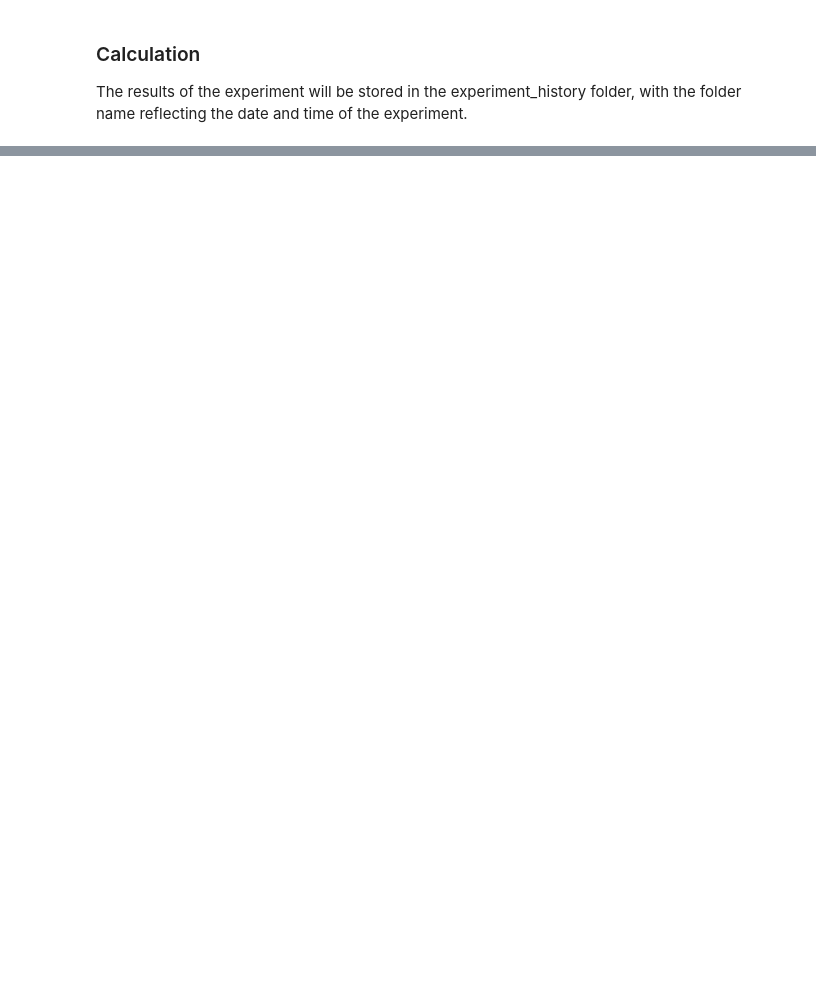
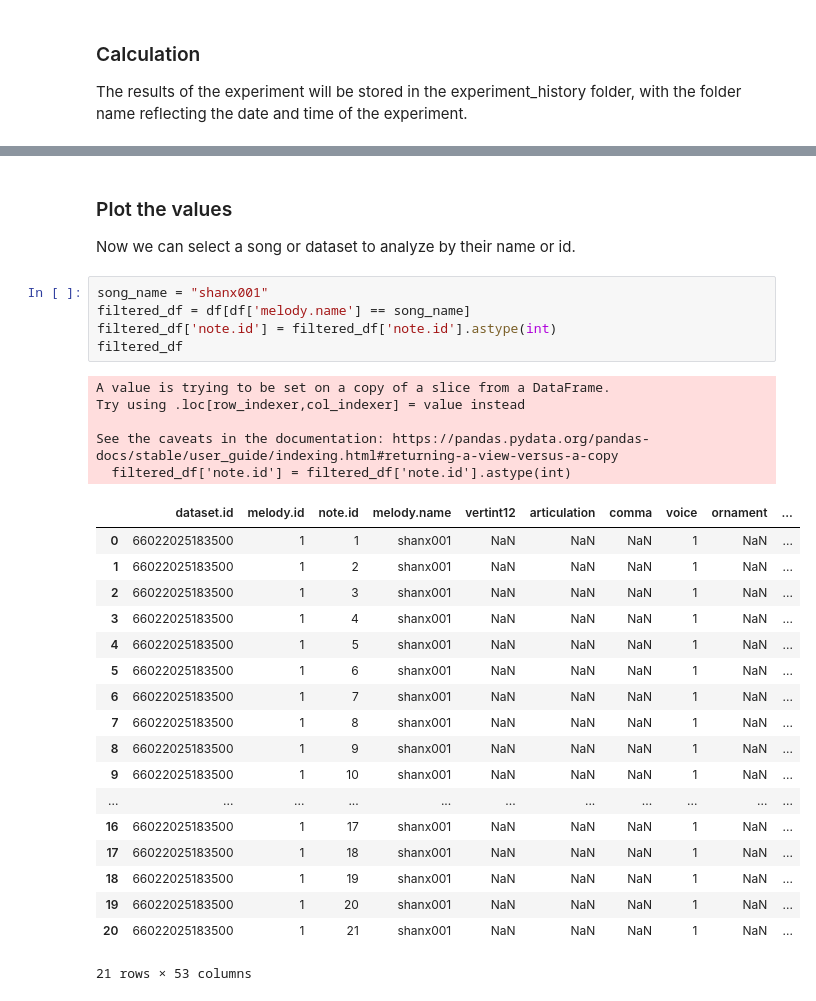
Before and after one commit to frshdjfry/py2lispIDyOMJupyter, a Jupyter notebook: example_usage.ipynb, the cells around one changed output, grey strips where cells are left out. Drawn from its saved outputs; the diff is of its cells as text; blank space fills up the shorter version.

```diff
--- a/example_usage.ipynb
+++ b/example_usage.ipynb
@@ -48,0 +58,33 @@ Written PPM* model to /root/idyom/data/models/h-cpitch_NIL_66030524063816-1:1_ha
+# %% [markdown]
+### Plot the values
+
+Now we can select a song or dataset to analyze by their name or id.
+# %%
+song_name = "shanx001"
+filtered_df = df[df['melody.name'] == song_name]
+filtered_df['note.id'] = filtered_df['note.id'].astype(int)
+filtered_df
+# %% [output]
+A value is trying to be set on a copy of a slice from a DataFrame.
+Try using .loc[row_indexer,col_indexer] = value instead
+
+See the caveats in the documentation: https://pandas.pydata.org/pandas-docs/stable/user_guide/indexing.html#returning-a-view-versus-a-copy
+  filtered_df['note.id'] = filtered_df['note.id'].astype(int)
+|  | dataset.id | melody.id | note.id | melody.name | vertint12 | articulation | comma | voice | ornament | ... |
+| 0 | 66022025183500 | 1 | 1 | shanx001 | NaN | NaN | NaN | 1 | NaN | ... |
+| 1 | 66022025183500 | 1 | 2 | shanx001 | NaN | NaN | NaN | 1 | NaN | ... |
+| 2 | 66022025183500 | 1 | 3 | shanx001 | NaN | NaN | NaN | 1 | NaN | ... |
+| 3 | 66022025183500 | 1 | 4 | shanx001 | NaN | NaN | NaN | 1 | NaN | ... |
+| 4 | 66022025183500 | 1 | 5 | shanx001 | NaN | NaN | NaN | 1 | NaN | ... |
+| 5 | 66022025183500 | 1 | 6 | shanx001 | NaN | NaN | NaN | 1 | NaN | ... |
+| 6 | 66022025183500 | 1 | 7 | shanx001 | NaN | NaN | NaN | 1 | NaN | ... |
+| 7 | 66022025183500 | 1 | 8 | shanx001 | NaN | NaN | NaN | 1 | NaN | ... |
+| 8 | 66022025183500 | 1 | 9 | shanx001 | NaN | NaN | NaN | 1 | NaN | ... |
+| 9 | 66022025183500 | 1 | 10 | shanx001 | NaN | NaN | NaN | 1 | NaN | ... |
+| ... | ... | ... | ... | ... | ... | ... | ... | ... | ... | ... |
+| 16 | 66022025183500 | 1 | 17 | shanx001 | NaN | NaN | NaN | 1 | NaN | ... |
+| 17 | 66022025183500 | 1 | 18 | shanx001 | NaN | NaN | NaN | 1 | NaN | ... |
+| 18 | 66022025183500 | 1 | 19 | shanx001 | NaN | NaN | NaN | 1 | NaN | ... |
+| 19 | 66022025183500 | 1 | 20 | shanx001 | NaN | NaN | NaN | 1 | NaN | ... |
+| 20 | 66022025183500 | 1 | 21 | shanx001 | NaN | NaN | NaN | 1 | NaN | ... |
+21 rows × 53 columns
```
Also changed, not shown: parts of 10 cells of this notebook, 5 other files.
